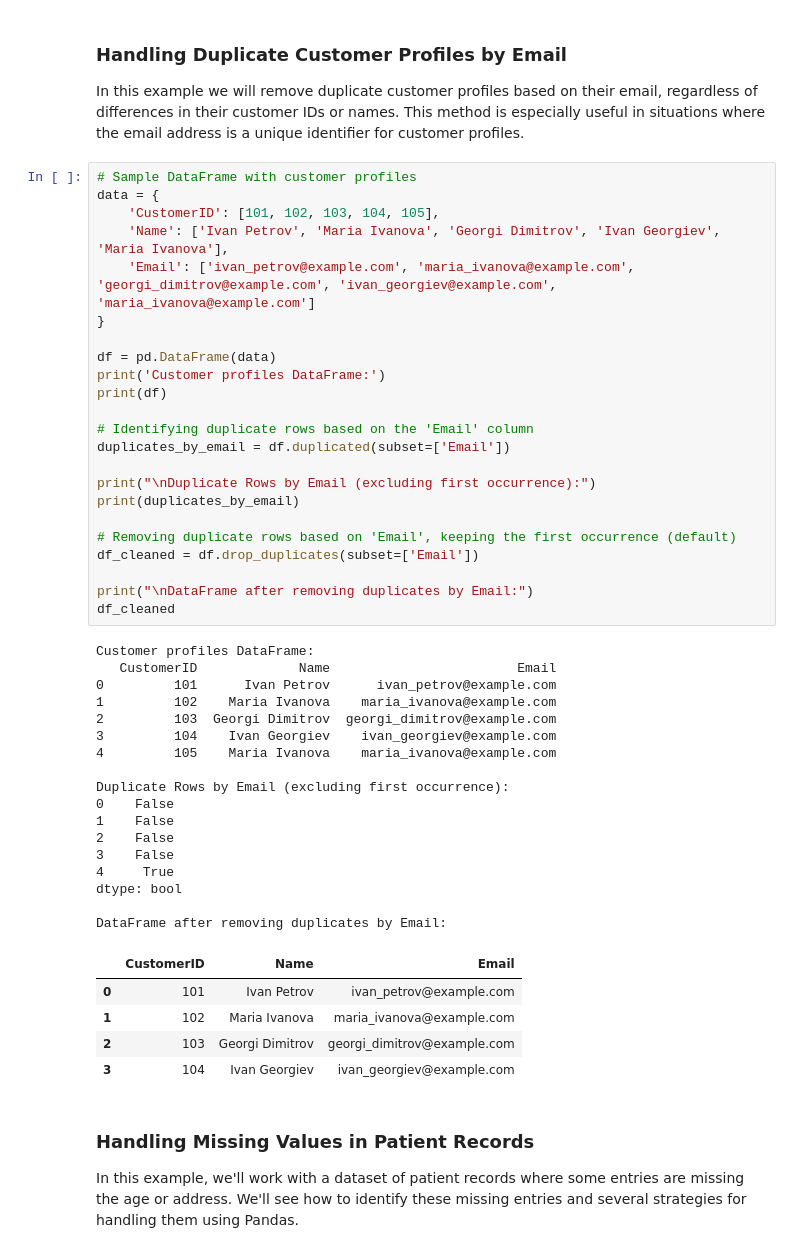
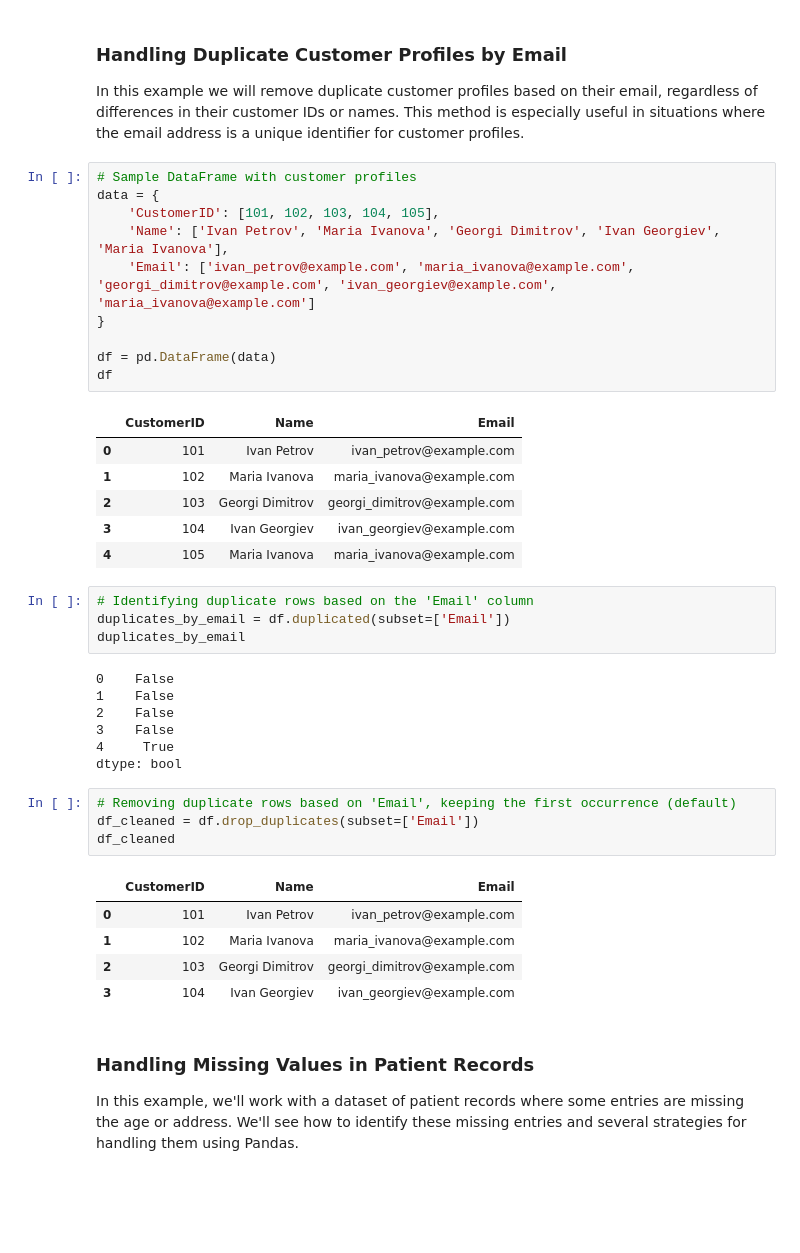
Before and after one commit to ProgressBG-Python-Course/JupyterNotebooksExamples, a Jupyter notebook: Notebooks/ETL/Data_Cleaning_Techniques.ipynb, the cells around one changed output. Drawn from its saved outputs; the diff is of its cells as text; blank space fills up the shorter version.

```diff
--- a/Notebooks/ETL/Data_Cleaning_Techniques.ipynb
+++ b/Notebooks/ETL/Data_Cleaning_Techniques.ipynb
@@ -263,49 +266,41 @@ In this example we will remove duplicate customer profiles based on their email,
 # %%
 # Sample DataFrame with customer profiles
 data = {
     'CustomerID': [101, 102, 103, 104, 105],
     'Name': ['Ivan Petrov', 'Maria Ivanova', 'Georgi Dimitrov', 'Ivan Georgiev', 'Maria Ivanova'],
     'Email': ['ivan_petrov@example.com', 'maria_ivanova@example.com', 'georgi_dimitrov@example.com', 'ivan_georgiev@example.com', 'maria_ivanova@example.com']
 }
 
 df = pd.DataFrame(data)
-print('Customer profiles DataFrame:')
-print(df)
-
-# Identifying duplicate rows based on the 'Email' column
-duplicates_by_email = df.duplicated(subset=['Email'])
-
-print("\nDuplicate Rows by Email (excluding first occurrence):")
-print(duplicates_by_email)
-
-# Removing duplicate rows based on 'Email', keeping the first occurrence (default)
-df_cleaned = df.drop_duplicates(subset=['Email'])
-
-print("\nDataFrame after removing duplicates by Email:")
-df_cleaned
+df
 # %% [output]
-Customer profiles DataFrame:
-   CustomerID             Name                        Email
-0         101      Ivan Petrov      ivan_petrov@example.com
-1         102    Maria Ivanova    maria_ivanova@example.com
-2         103  Georgi Dimitrov  georgi_dimitrov@example.com
-3         104    Ivan Georgiev    ivan_georgiev@example.com
-4         105    Maria Ivanova    maria_ivanova@example.com
-
-Duplicate Rows by Email (excluding first occurrence):
-0    False
-1    False
-2    False
-3    False
-4     True
-dtype: bool
-
-DataFrame after removing duplicates by Email:
 |  | CustomerID | Name | Email |
 | 0 | 101 | Ivan Petrov | ivan_petrov@example.com |
 | 1 | 102 | Maria Ivanova | maria_ivanova@example.com |
 | 2 | 103 | Georgi Dimitrov | georgi_dimitrov@example.com |
 | 3 | 104 | Ivan Georgiev | ivan_georgiev@example.com |
+| 4 | 105 | Maria Ivanova | maria_ivanova@example.com |
+# %%
+# Identifying duplicate rows based on the 'Email' column
+duplicates_by_email = df.duplicated(subset=['Email'])
+duplicates_by_email
+# %% [output]
+0    False
+1    False
+2    False
+3    False
+4     True
+dtype: bool
+# %%
+# Removing duplicate rows based on 'Email', keeping the first occurrence (default)
+df_cleaned = df.drop_duplicates(subset=['Email'])
+df_cleaned
+# %% [output]
+|  | CustomerID | Name | Email |
+| 0 | 101 | Ivan Petrov | ivan_petrov@example.com |
+| 1 | 102 | Maria Ivanova | maria_ivanova@example.com |
+| 2 | 103 | Georgi Dimitrov | georgi_dimitrov@example.com |
+| 3 | 104 | Ivan Georgiev | ivan_georgiev@example.com |
 # %% [markdown]
 ###  Handling Missing Values in Patient Records
 
```
Also changed, not shown: parts of 12 cells of this notebook, 1 other file.
